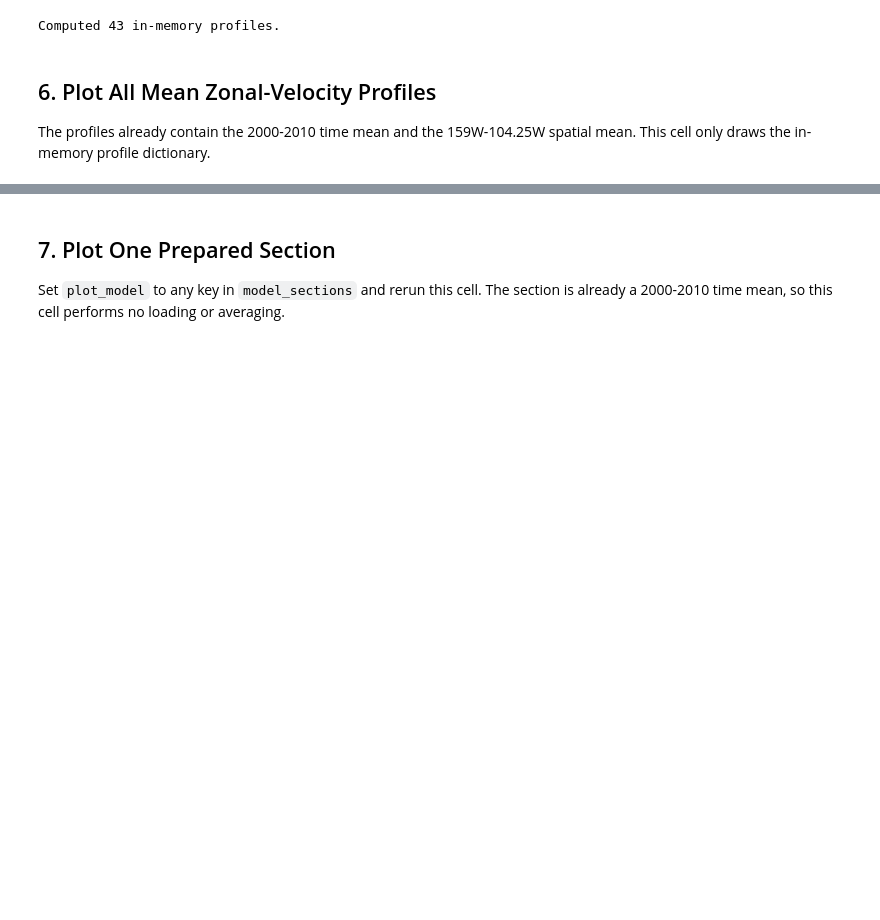
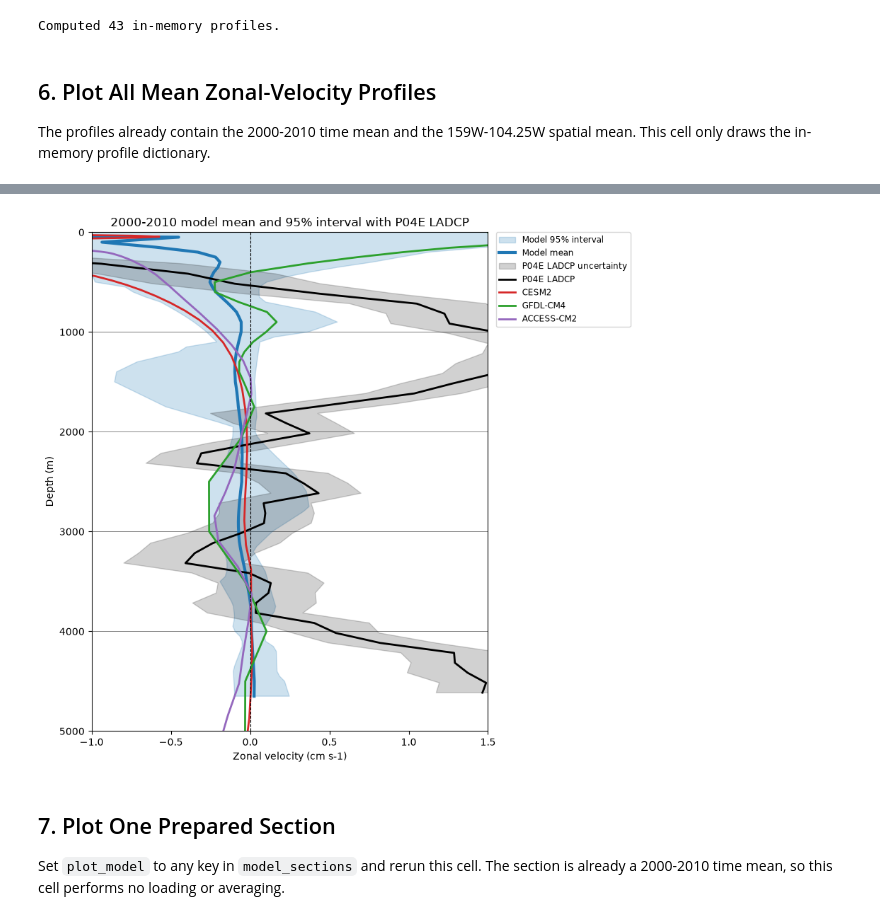
Before and after one commit to ocean-transport/tropical_circ, a Jupyter notebook: u_model_comp.ipynb, the cells around one changed output, grey strips where cells are left out. Cells and saved outputs as stored; diff of their text form; code cells hidden in the pictures; blank space fills up the shorter version.

```diff
--- a/u_model_comp.ipynb
+++ b/u_model_comp.ipynb
@@ -344,3 +433,25 @@ plt.show()
+# %%
+fig, ax = plt.subplots(figsize=(12, 8))
+ax.fill_betweenx(common_depth, model_lower, model_upper, color="tab:blue", alpha=0.22, label="Model 95% interval")
+ax.plot(model_mean, common_depth, color="tab:blue", linewidth=3, label="Model mean")
+ax.fill_betweenx(p04e_depth, p04e_min, p04e_max, color="black", alpha=0.18, label="P04E LADCP uncertainty")
+ax.plot(p04e_u, p04e_depth, color="black", linewidth=2, label="P04E LADCP")
+ax.plot(zonal_velocity_profiles["CESM2"].values*100, zonal_velocity_profiles["CESM2"].lev, color="tab:red", linewidth=2, label="CESM2")
+ax.plot(zonal_velocity_profiles["GFDL-CM4"].values*100, zonal_velocity_profiles["GFDL-CM4"].lev, color="tab:green", linewidth=2, label="GFDL-CM4")
+ax.plot(zonal_velocity_profiles["ACCESS-CM2"].values*100, zonal_velocity_profiles["ACCESS-CM2"].lev, color="tab:purple", linewidth=2, label="ACCESS-CM2")
+for depth_level in (1000, 2000, 3000, 4000):
+    ax.axhline(depth_level, color="gray", linewidth=0.7, zorder=0)
+ax.axvline(0, color="black", linestyle="--", linewidth=0.8)
+ax.set_xlabel("Zonal velocity (cm s-1)")
+ax.set_ylabel("Depth (m)")
+ax.set_xlim(-1, 1.5)
+ax.set_ylim(5000, 0)
+ax.set_title("2000-2010 model mean and 95% interval with P04E LADCP")
+ax.legend(loc="upper left", bbox_to_anchor=(1.02, 1), borderaxespad=0, fontsize="small", ncol=1)
+fig.tight_layout(rect=(0, 0, 0.72, 1))
+plt.show()
+# %% [output]
+[figure, added]
 # %% [markdown]
 ## 7. Plot One Prepared Section
 
```
Also changed, not shown: parts of 5 cells of this notebook.
